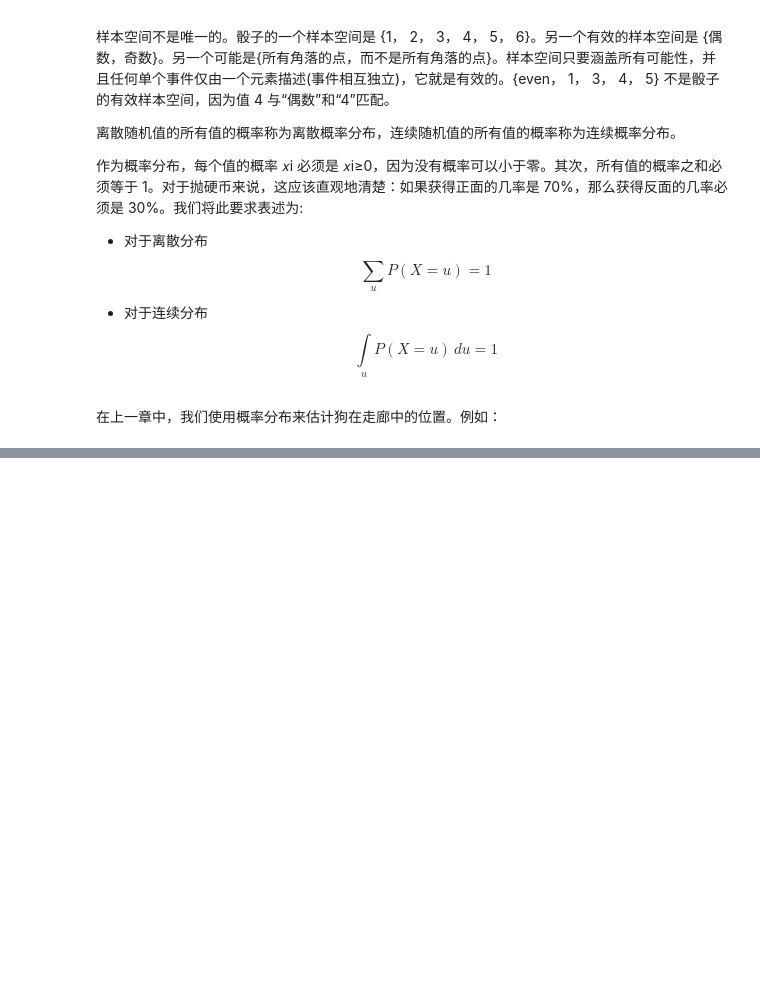
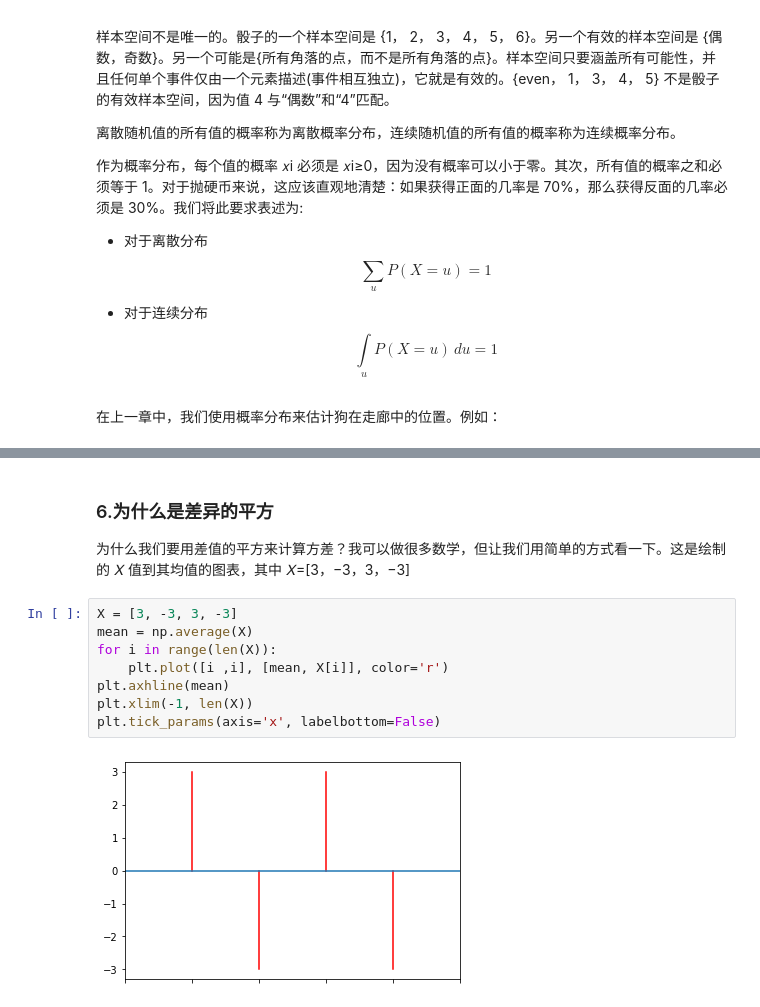
Before and after one commit to SunJianboGitHub/KalmanFilter, a Jupyter notebook: 03-高斯.ipynb, the cells around one changed output, grey strips where cells are left out. Cells and saved outputs as stored; diff of their text form; blank space fills up the shorter version.

```diff
--- a/03-高斯.ipynb
+++ b/03-高斯.ipynb
@@ -61,0 +295,13 @@ $$\begin{gathered}P(X{=}H) = 0.5\\P(X{=}T)=0.5\end{gathered}$$
+# %% [markdown]
+### 6.为什么是差异的平方
+为什么我们要用差值的平方来计算方差？我可以做很多数学，但让我们用简单的方式看一下。这是绘制的 𝑋 值到其均值的图表，其中 𝑋=[3，−3，3，−3]
+# %%
+X = [3, -3, 3, -3]
+mean = np.average(X)
+for i in range(len(X)):
+    plt.plot([i ,i], [mean, X[i]], color='r')
+plt.axhline(mean)
+plt.xlim(-1, len(X))
+plt.tick_params(axis='x', labelbottom=False)
+# %% [output]
+[figure, added]
```
Also changed, not shown: parts of 34 cells of this notebook.
